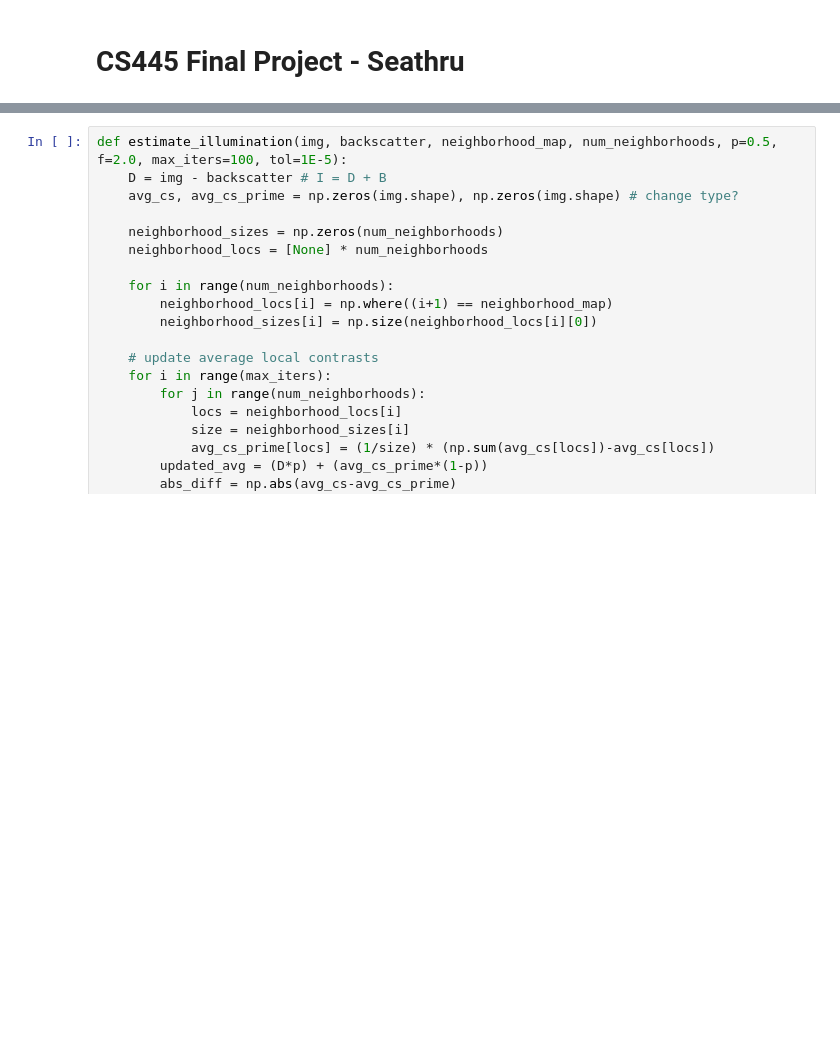
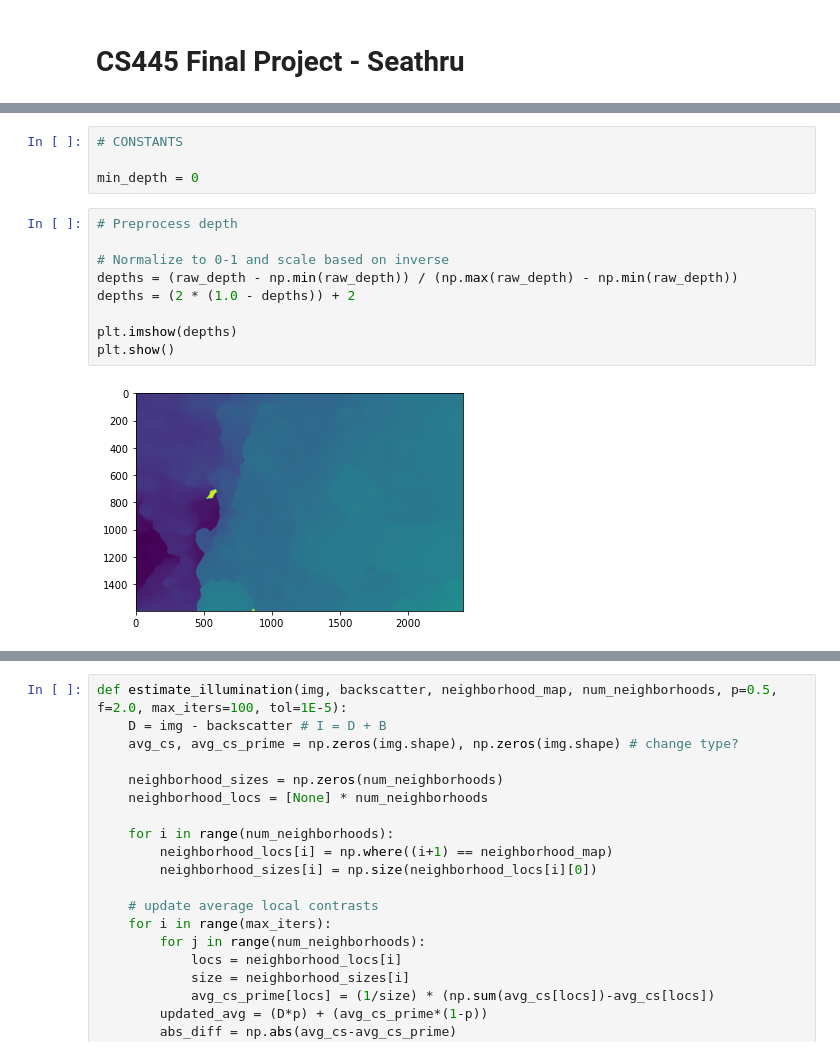
Before and after one commit to Spoon7227/CS445-Project, a Jupyter notebook: seathru.ipynb, the cells around one changed output, grey strips where cells are left out. Cells and saved outputs as stored; diff of their text form; blank space fills up the shorter version.

```diff
--- a/seathru.ipynb
+++ b/seathru.ipynb
@@ -25,0 +37,15 @@ def find_backscatter_estimation_points(img, depths, num_bins=10, fraction=0.01,
+# %%
+# CONSTANTS
+
+min_depth = 0
+# %%
+# Preprocess depth
+
+# Normalize to 0-1 and scale based on inverse
+depths = (raw_depth - np.min(raw_depth)) / (np.max(raw_depth) - np.min(raw_depth))
+depths = (2 * (1.0 - depths)) + 2
+
+plt.imshow(depths)
+plt.show()
+# %% [output]
+[figure, added]
```
Also changed, not shown: parts of 8 cells of this notebook, 2 other files.
